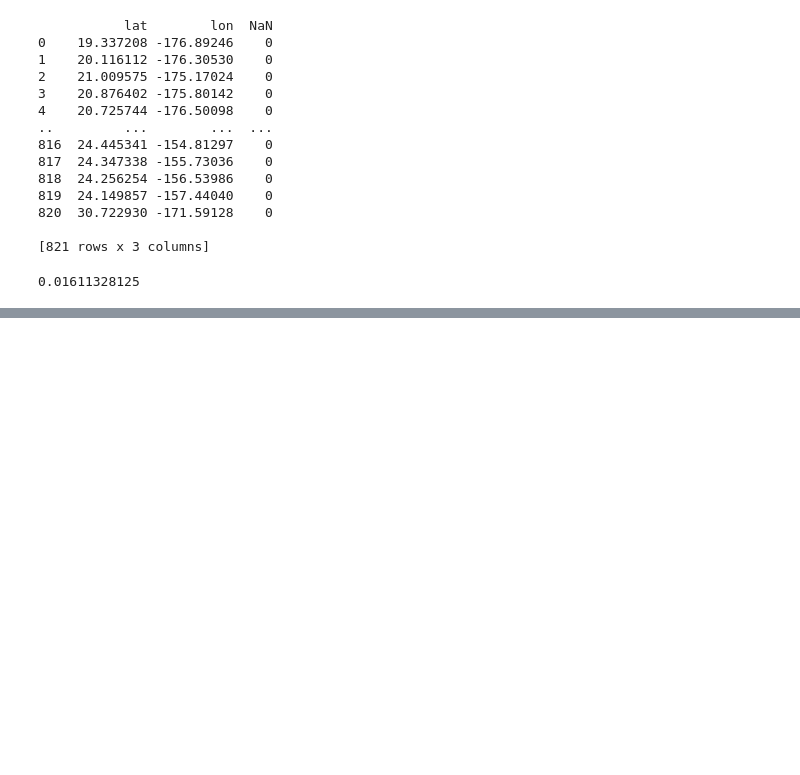
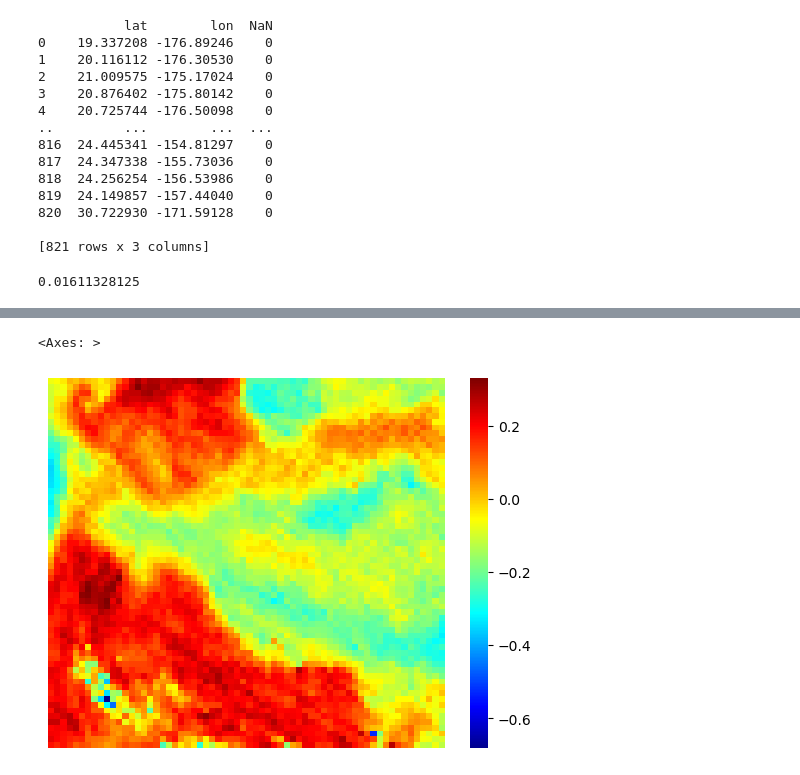
Before and after one commit to AI-for-Ocean-Science/ulmo, a Jupyter notebook: ulmo/sst_l3s/extraction_script_prelims.ipynb, the cells around one changed output, grey strips where cells are left out. Saved outputs shown, nothing was run; the diff lists cells and outputs as text; code cells hidden in the pictures; blank space fills up the shorter version.

```diff
--- a/ulmo/sst_l3s/extraction_script_prelims.ipynb
+++ b/ulmo/sst_l3s/extraction_script_prelims.ipynb
@@ -238,0 +195,3 @@ for subarray_xr in results:
+# %%
+cutout = match.loc[2] # this just selects the third row
+cutout
@@ -238,0 +216,6 @@ for subarray_xr in results:
+# %%
+img = image_utils.grab_image(cutout, local_file = "/Users/rachelstumpf/VIIRS_2012_95clear_192x192_preproc_viirs_std.h5")
+plotting.show_image(img)
+# %% [output]
+<Axes: >
+[figure, added]
```
Also changed, not shown: parts of 18 cells of this notebook.
